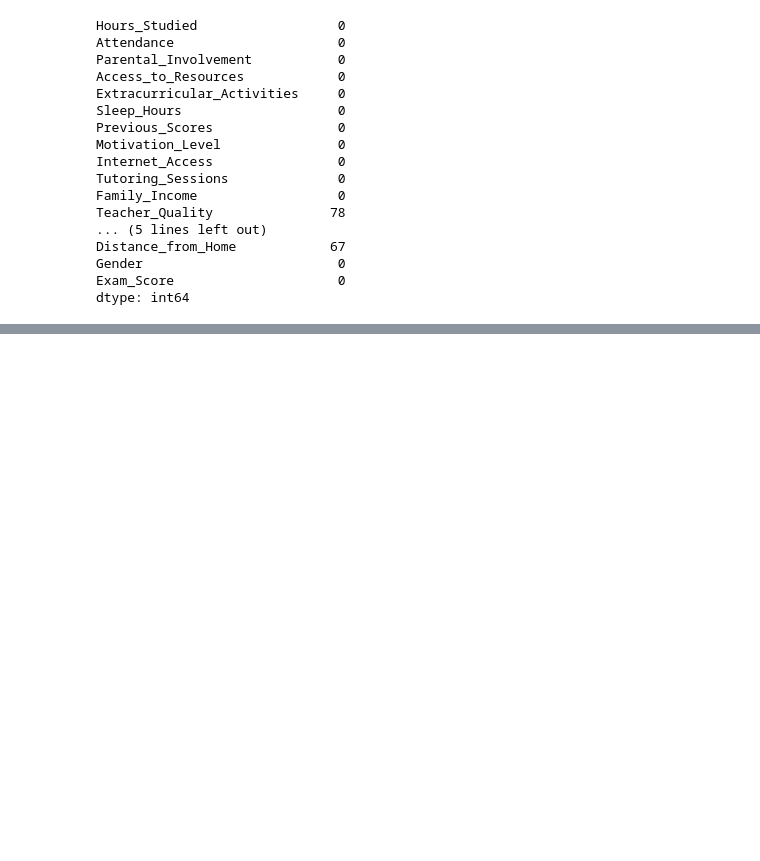
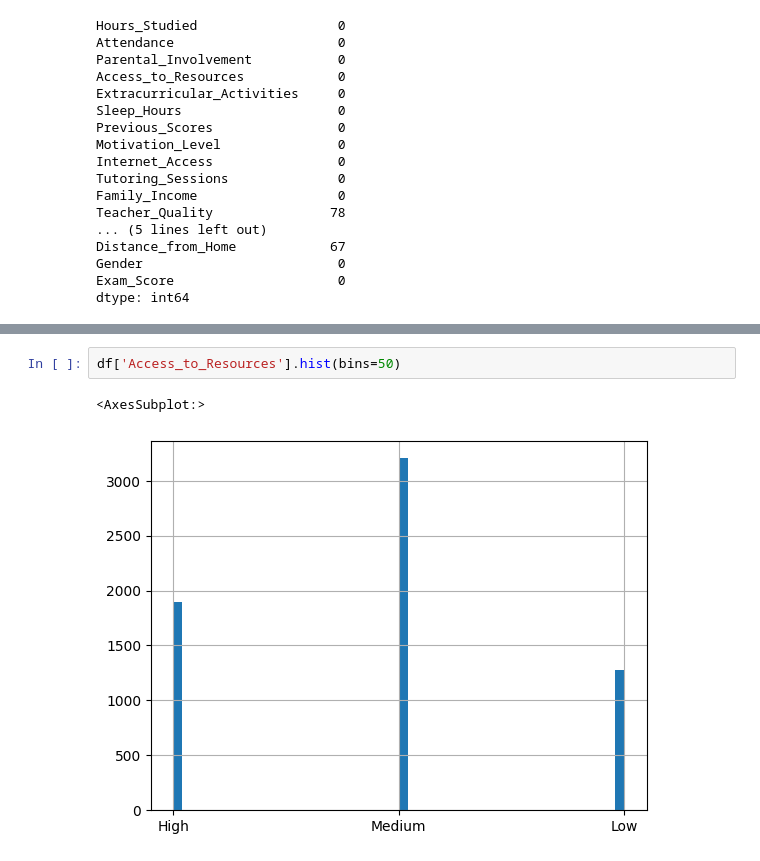
Before and after one commit to LSouzaAndrade/TechChallenge3, a Jupyter notebook: notebook.ipynb, the cells around one changed output, grey strips where cells are left out. Drawn from its saved outputs; the diff is of its cells as text; blank space fills up the shorter version.

```diff
--- a/notebook.ipynb
+++ b/notebook.ipynb
@@ -76,0 +325,5 @@ dtype: int64
+# %%
+df['Access_to_Resources'].hist(bins=50)
+# %% [output]
+<AxesSubplot:>
+[figure, added]
```
Also changed, not shown: parts of 56 cells of this notebook.
